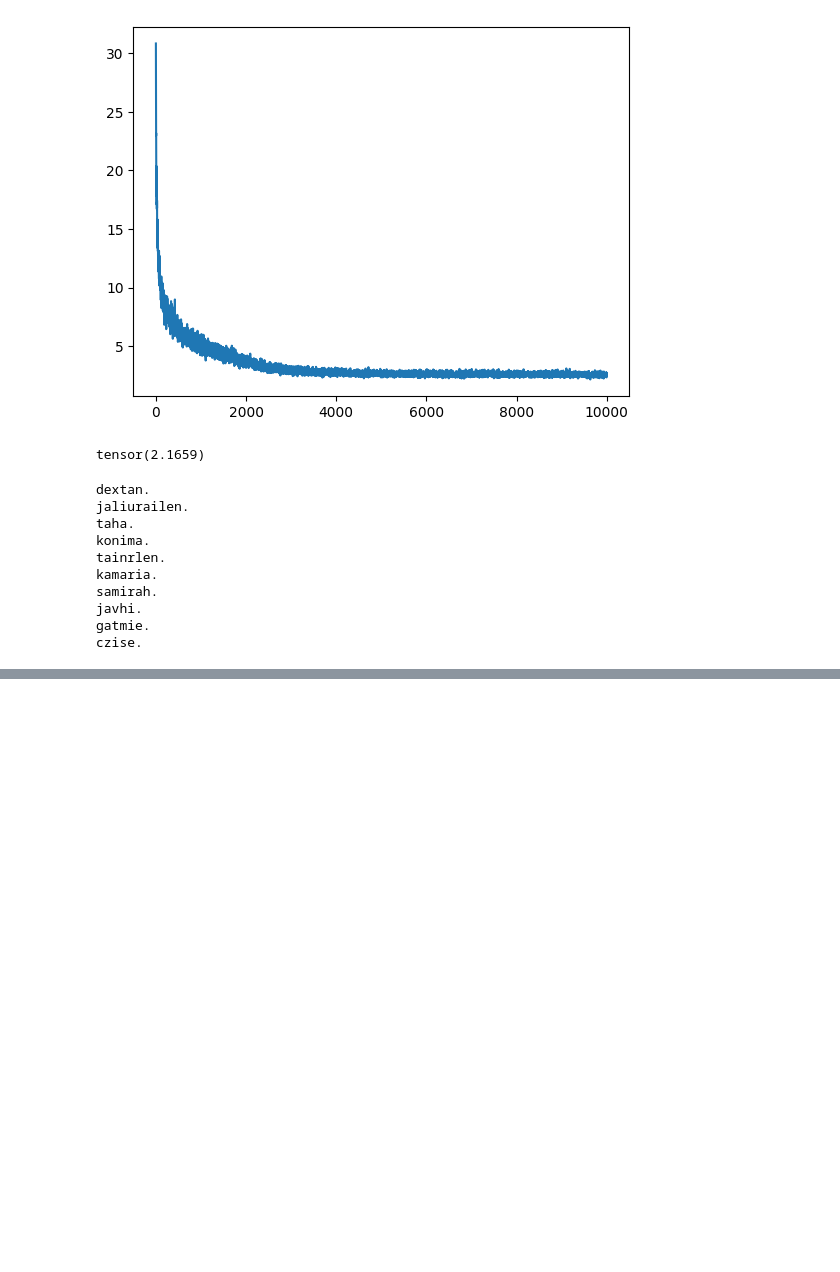
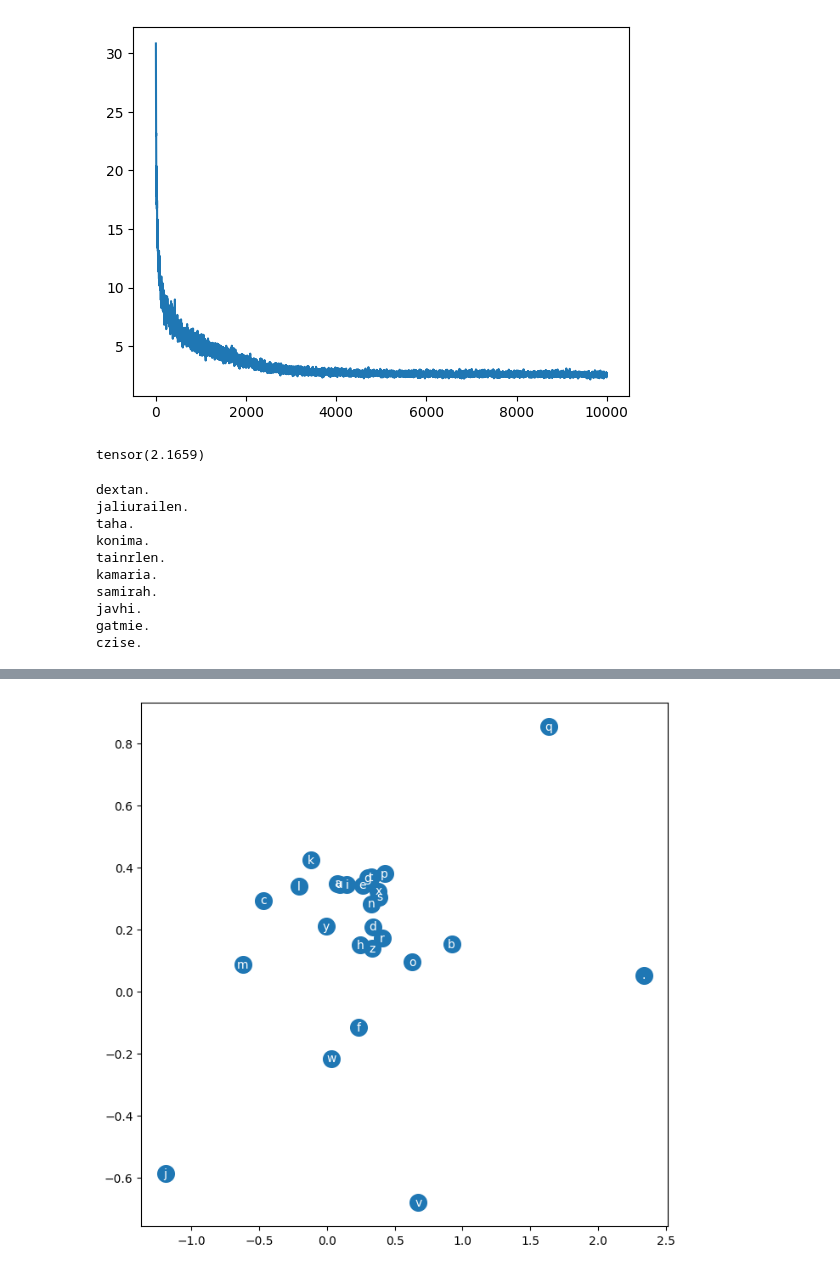
Before and after one commit to CubelliJ/makemore, a Jupyter notebook: notebooks/MLP.ipynb, the cells around one changed output, grey strips where cells are left out. Saved outputs shown, nothing was run; the diff lists cells and outputs as text; code cells hidden in the pictures; blank space fills up the shorter version.

```diff
--- a/notebooks/MLP.ipynb
+++ b/notebooks/MLP.ipynb
@@ -301,0 +429,9 @@ czise.
+# %%
+# using two dimensional data from the embeddings, we can show how the characters are shown:
+# this only works when embedding_size = 2
+plt.figure(figsize=(8,8))
+plt.scatter(C[:,0].data, C[:,1].data, s=200)
+for i in range(C.shape[0]):
+    plt.text(C[i,0].item(), C[i,1].item(), itos[i], ha="center", va="center", color="white")
+# %% [output]
+[figure, added]
```
Also changed, not shown: parts of 9 cells of this notebook.
